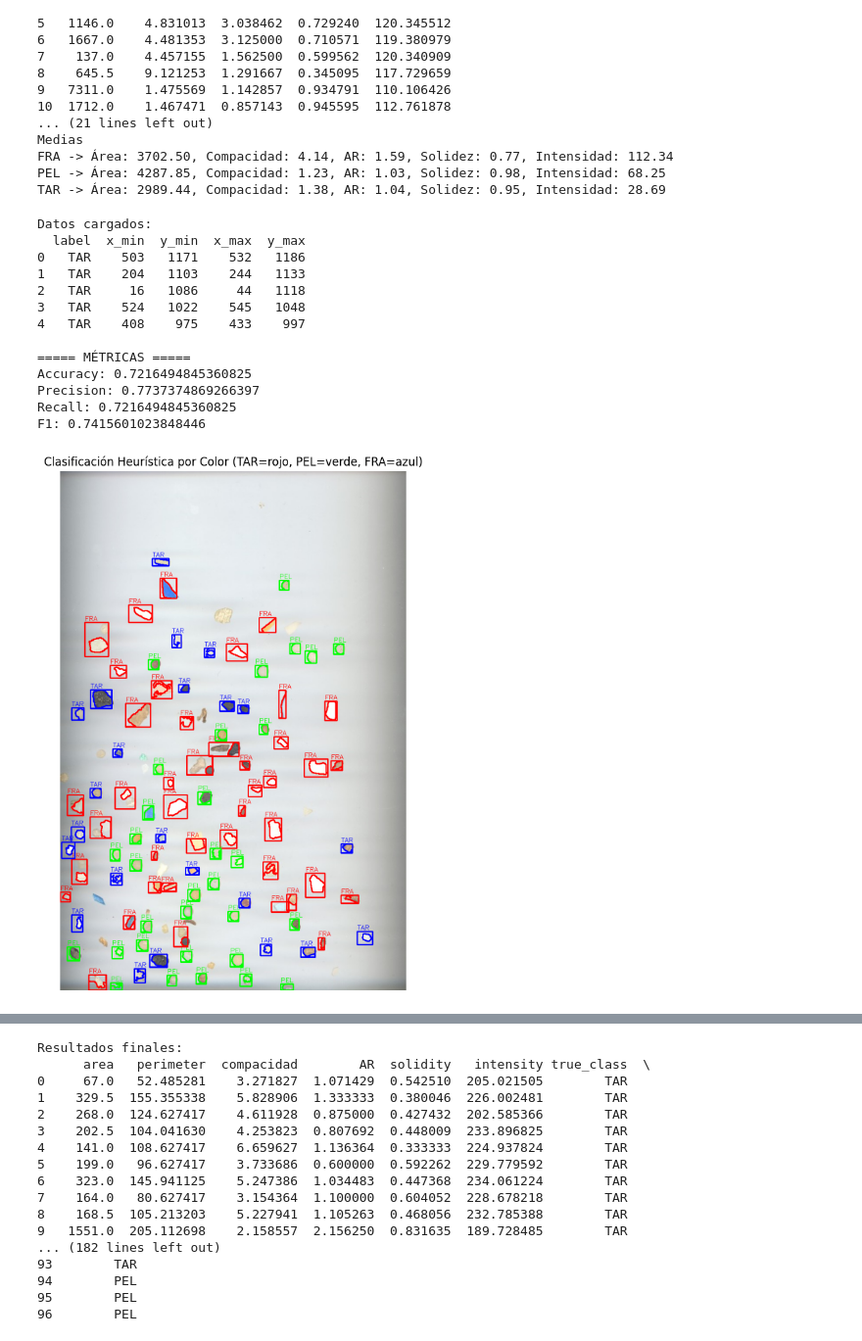
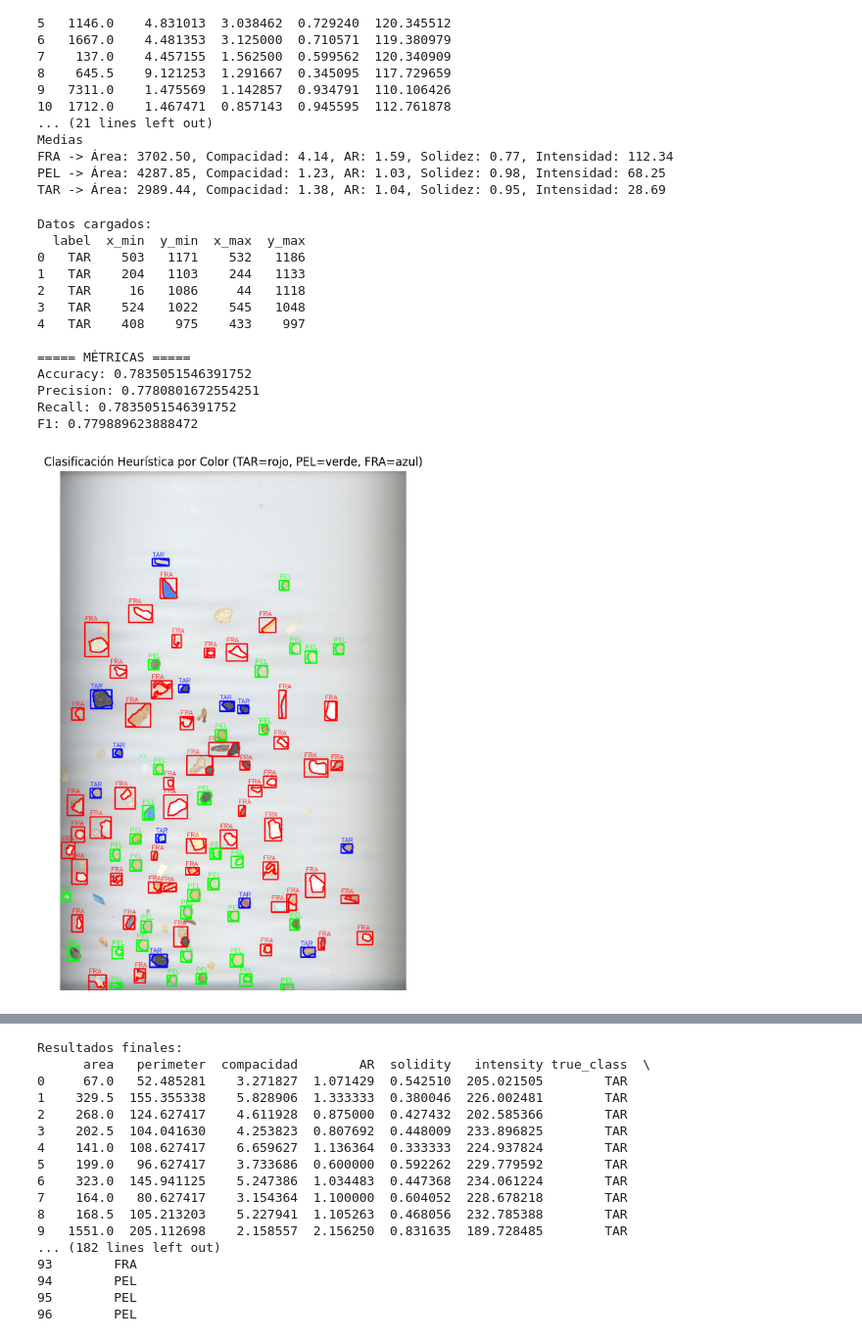
Before and after one commit to Yaivi/Vision_por_Computador, a Jupyter notebook: Práctica_3/EJERCICIO_3.ipynb, the cells around one changed output, grey strips where cells are left out. Shown at 98% size. Cells and saved outputs as stored; diff of their text form; code cells hidden in the pictures.

```diff
--- a/Práctica_3/EJERCICIO_3.ipynb
+++ b/Práctica_3/EJERCICIO_3.ipynb
@@ -391,14 +391,14 @@ def clasificar(f):
     else:
         # objetos muy pequeños
         if area <= 200:
-            if intensity <= 215:
+            if intensity <= 220:
                 return "PEL"
             else:
                 return "FRA"
 
         # objetos de tamaño medio
         elif area <= 380:
-            if intensity <= 205:
+            if comp <= 1.1:
                 return "PEL"
             else:
                 return "FRA"
@@ -436,35 +436,35 @@ plt.figure(figsize=(10, 10))
 plt.imshow(img_show)
 plt.axis("off")
 plt.title("Clasificación Heurística por Color (TAR=rojo, PEL=verde, FRA=azul)")
 plt.show()
 
 # Matriz de confusión
 labels = ["TAR", "PEL", "FRA"]
 conf_matrix = confusion_matrix(y_true, y_pred, labels=labels)
 
 plt.figure(figsize=(7,7))
 sns.heatmap(conf_matrix, annot=True, fmt="d", cmap="Blues",
             xticklabels=labels, yticklabels=labels)
 plt.xlabel("Predicha")
 plt.ylabel("Real")
 plt.title("Matriz de Confusión - Clasificador Heurístico")
 plt.show()
 
 # Resultados finales
 print("\nResultados finales:")
 print(df[["area", "perimeter", "compacidad", "AR", "solidity", "intensity", "true_class", "pred_class"]])
 # %% [output]
 Datos cargados:
   label  x_min  y_min  x_max  y_max
 0   TAR    503   1171    532   1186
 1   TAR    204   1103    244   1133
 2   TAR     16   1086     44   1118
 3   TAR    524   1022    545   1048
 4   TAR    408    975    433    997
 
 ===== MÉTRICAS =====
-Accuracy: 0.7216494845360825
-Precision: 0.7737374869266397
-Recall: 0.7216494845360825
-F1: 0.7415601023848446
+Accuracy: 0.7835051546391752
+Precision: 0.7780801672554251
+Recall: 0.7835051546391752
+F1: 0.779889623888472
-[figure, old version]
+[figure, new version]
@@ -482,7 +482,7 @@ Resultados finales:
 8    168.5  105.213203    5.227941  1.105263  0.468056  232.785388        TAR
 9   1551.0  205.112698    2.158557  2.156250  0.831635  189.728485        TAR
 ... (182 lines left out)
-93        TAR
+93        FRA
 94        PEL
 95        PEL
 96        PEL
```
Also changed, not shown: parts of 1 cell of this notebook, 4 other files.
